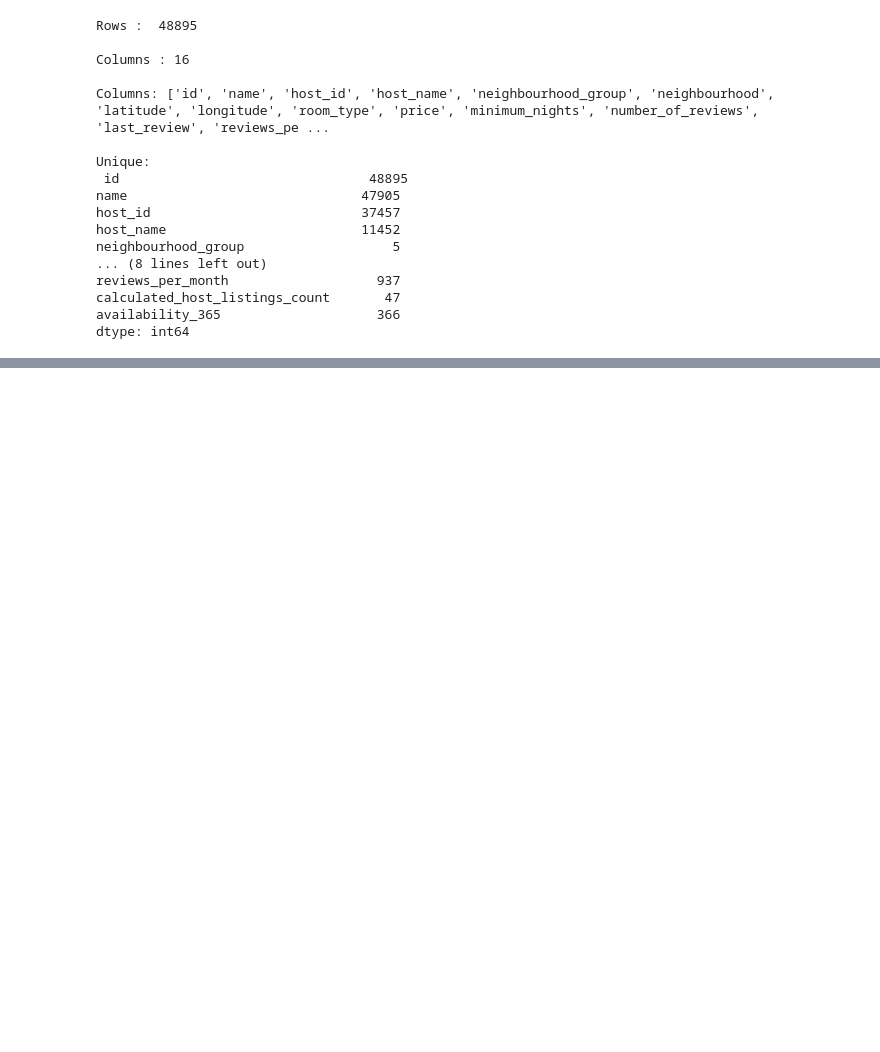
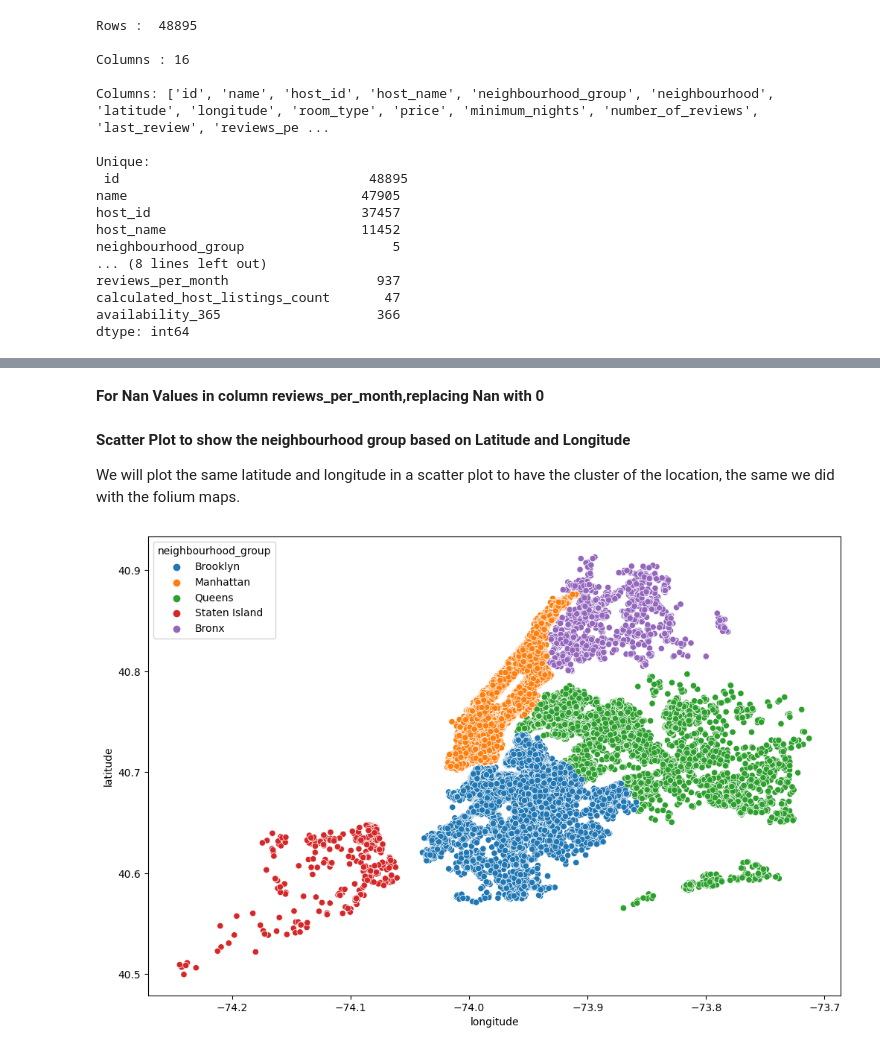
Before and after one commit to Navneet-Nicer/EDA-Airbnb-Bookings-Analysis, a Jupyter notebook: EDA_Airbnb_Bookings_Analysis4.ipynb, the cells around one changed output, grey strips where cells are left out. Cells and saved outputs as stored; diff of their text form; code cells hidden in the pictures; blank space fills up the shorter version.

```diff
--- a/EDA_Airbnb_Bookings_Analysis4.ipynb
+++ b/EDA_Airbnb_Bookings_Analysis4.ipynb
@@ -62,0 +83,14 @@ dtype: int64
+# %% [markdown]
+**For Nan Values in column reviews_per_month,replacing Nan with 0**
+# %%
+dataset.fillna({'reviews_per_month':0},inplace=True)
+# %% [markdown]
+**Scatter Plot to show the neighbourhood group based on Latitude and Longitude**
+
+We will plot the same latitude and longitude in a scatter plot to have the cluster of the location, the same we did with the folium maps.
+# %%
+plt.figure(figsize=(12,8))
+sns.scatterplot(x=dataset.longitude,y=dataset.latitude,hue=dataset.neighbourhood_group)
+plt.show()
+# %% [output]
+[figure, added]
```
Also changed, not shown: parts of 22 cells of this notebook.
